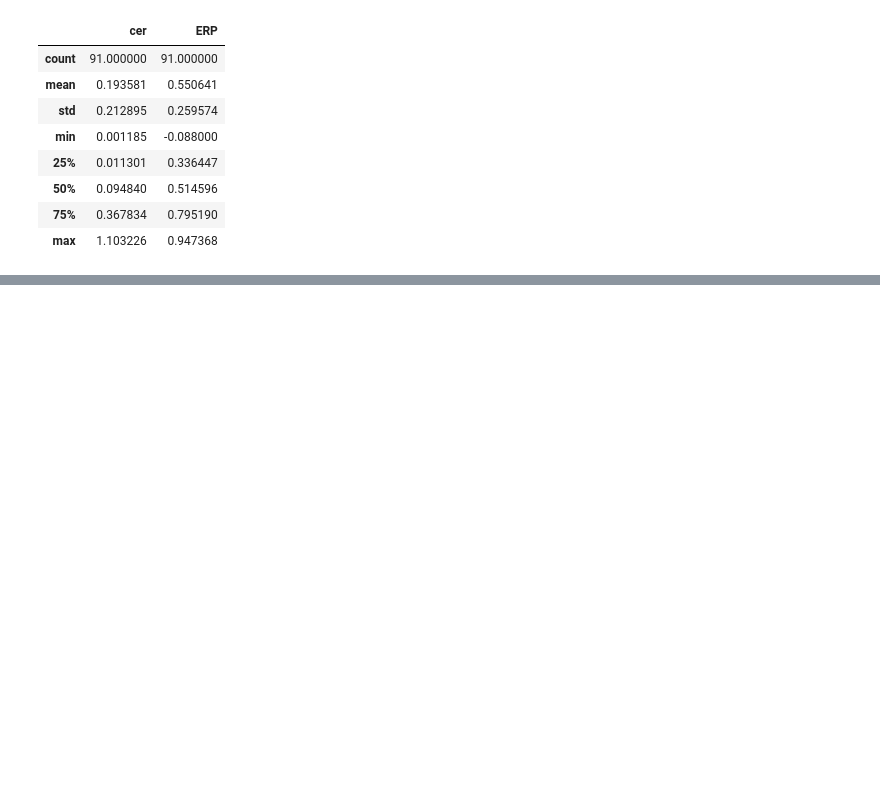
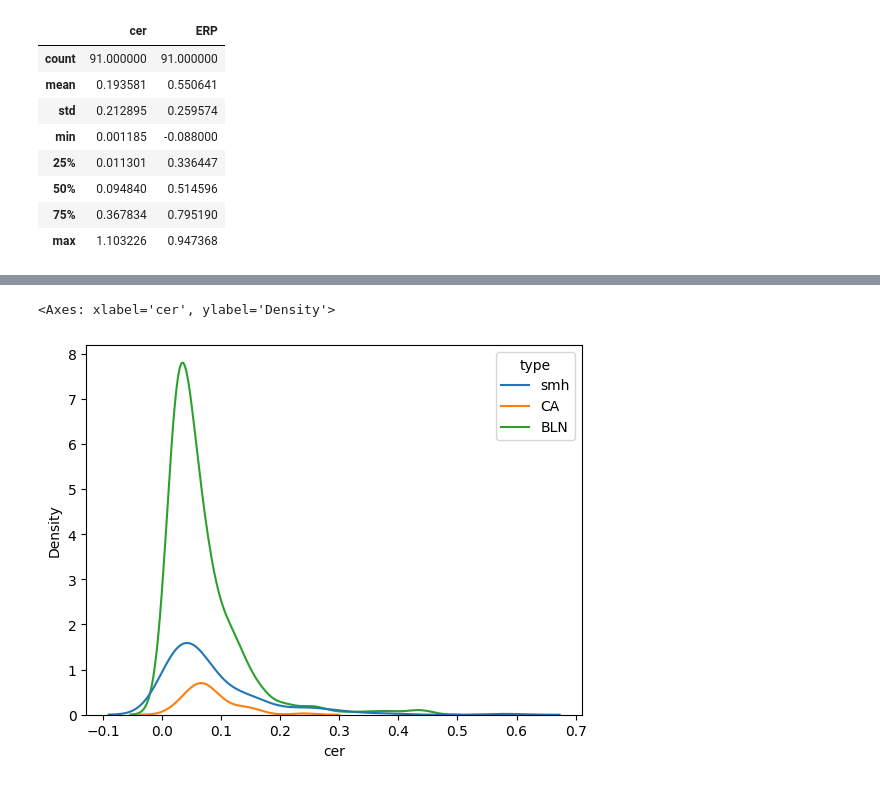
Before and after one commit to JonnoB/reading_the_unreadable, a Jupyter notebook: create_silver_set.ipynb, the cells around one changed output, grey strips where cells are left out. Cells and saved outputs as stored; diff of their text form; code cells hidden in the pictures; blank space fills up the shorter version.

```diff
--- a/create_silver_set.ipynb
+++ b/create_silver_set.ipynb
@@ -529,0 +761,5 @@ silver_instructions_between[['cer', 'ERP']].describe()
+# %%
+sns.kdeplot(data = gold_1000_df, x = 'cer', hue='type')
+# %% [output]
+<Axes: xlabel='cer', ylabel='Density'>
+[figure, added]
```
Also changed, not shown: parts of 73 cells of this notebook, 5 other files.
